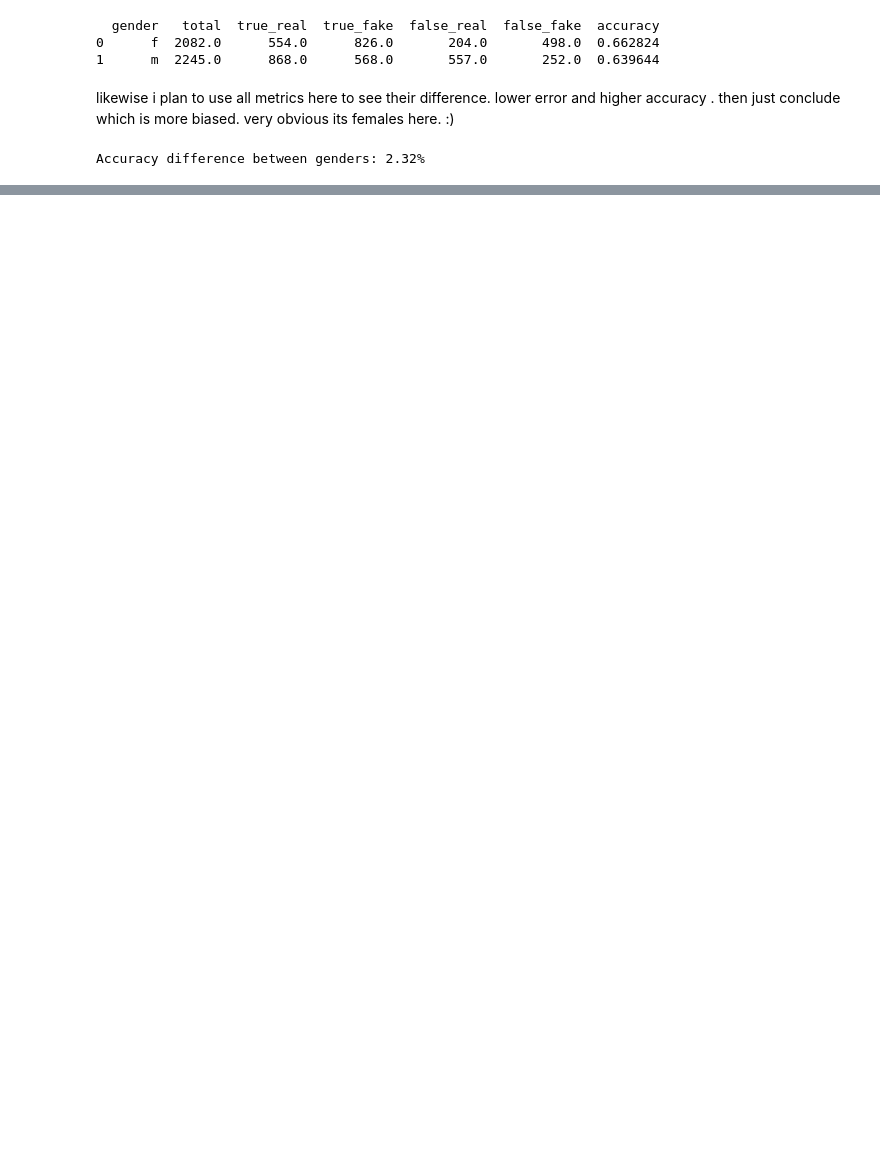
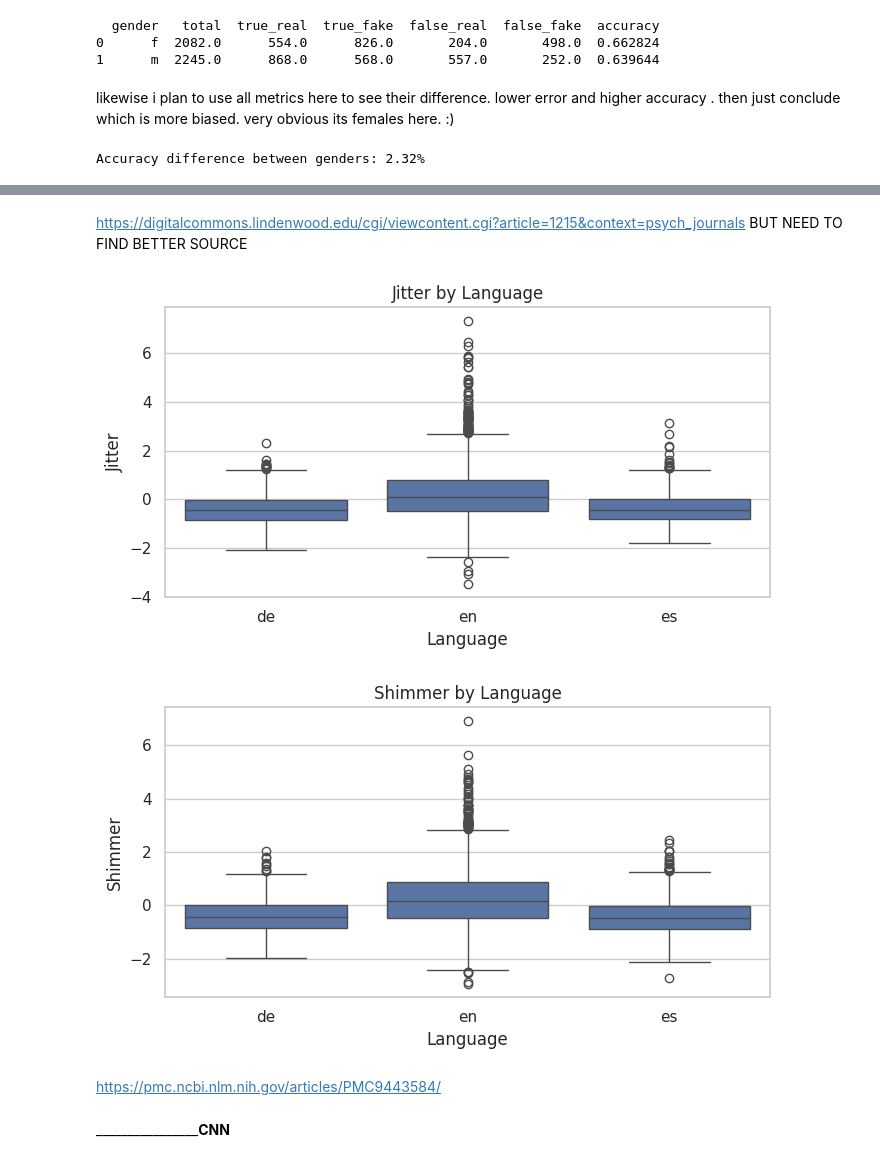
Before and after one commit to Nimsaa/deepfake_thesis, a Jupyter notebook: thesis1.ipynb, the cells around one changed output, grey strips where cells are left out. Drawn from its saved outputs; the diff is of its cells as text; code cells hidden in the pictures; blank space fills up the shorter version.

```diff
--- a/thesis1.ipynb
+++ b/thesis1.ipynb
@@ -702,0 +873,36 @@ Accuracy difference between genders: 2.32%
+# %% [markdown]
+https://digitalcommons.lindenwood.edu/cgi/viewcontent.cgi?article=1215&context=psych_journals         BUT NEED TO FIND BETTER SOURCE
+# %%
+import seaborn as sns
+import matplotlib.pyplot as plt
+
+# Filter for English, German, Spanish
+subset_langs = ['en', 'de', 'es']
+subset = results_full[results_full['language'].isin(subset_langs)]
+
+sns.set(style="whitegrid")
+
+# Jitter plot
+plt.figure(figsize=(7, 4))
+sns.boxplot(data=subset, x='language', y='jitter')
+plt.title("Jitter by Language")
+plt.ylabel("Jitter")
+plt.xlabel("Language")
+plt.tight_layout()
+plt.show()
+
+# Shimmer plot
+plt.figure(figsize=(7, 4))
+sns.boxplot(data=subset, x='language', y='shimmer')
+plt.title("Shimmer by Language")
+plt.ylabel("Shimmer")
+plt.xlabel("Language")
+plt.tight_layout()
+plt.show()
+# %% [output]
+[figure, added]
+[figure, added]
+# %% [markdown]
+https://pmc.ncbi.nlm.nih.gov/articles/PMC9443584/
+# %% [markdown]
+____________________________________CNN____________________
```
Also changed, not shown: parts of 47 cells of this notebook.
